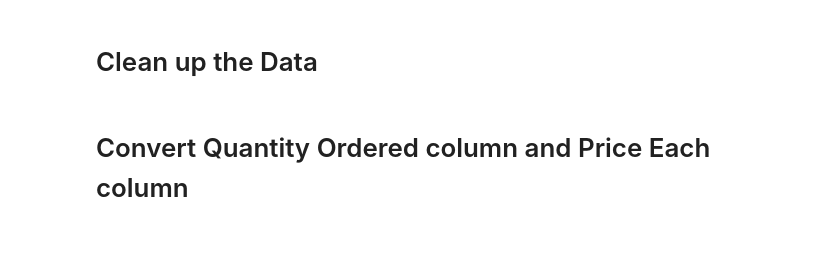
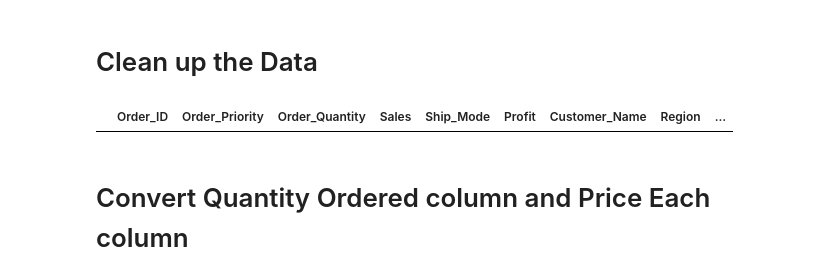
Before and after one commit to AmirMotefaker/Sales-Product-Analysis, a Jupyter notebook: sales-product-analysis.ipynb, the cells around one changed output. Drawn from its saved outputs; the diff is of its cells as text; code cells hidden in the pictures; blank space fills up the shorter version.

Commit message:
Kaggle Notebook | Sales Product Analysis | Version 95

```diff
--- a/sales-product-analysis.ipynb
+++ b/sales-product-analysis.ipynb
@@ -81,15 +147,17 @@ print(f"{percent_missing:.2f}%")
 # %%
 # let's drop the rows of NaN data!
 sales_data = sales_data.dropna(how='all')
 
 # okay, let's check it again!
 "NaN Value:"
 sales_data[sales_data.isna().any(axis=1)]
 
 # future warning! ValueError: invalid literal for int() with base 10: 'Or'
-"Clean Future Warnings:"
-sales_data = sales_data[sales_data['Order Date'].str[0:2] != 'Or']
-sales_data
+#"Clean Future Warnings:"
+#sales_data = sales_data[sales_data['Order Date'].str[0:2] != 'Or']
+#sales_data
+# %% [output]
+|  | Order_ID | Order_Priority | Order_Quantity | Sales | Ship_Mode | Profit | Customer_Name | Region | ... |
 # %% [markdown]
 # Convert Quantity Ordered column and Price Each column
 # %%
```
Also changed, not shown: parts of 10 cells of this notebook.
